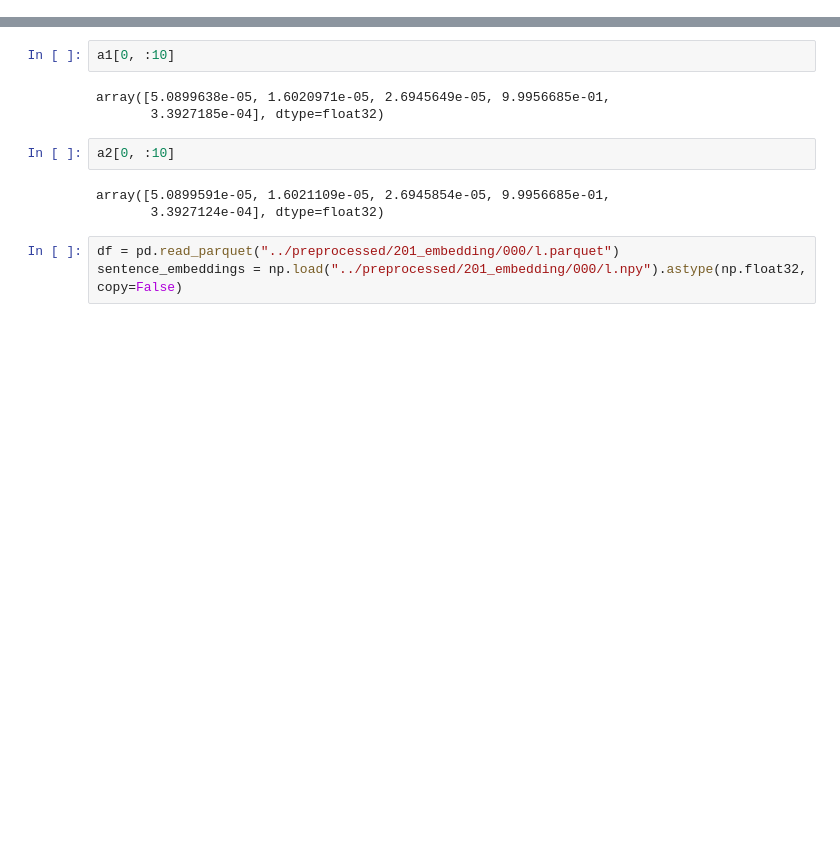
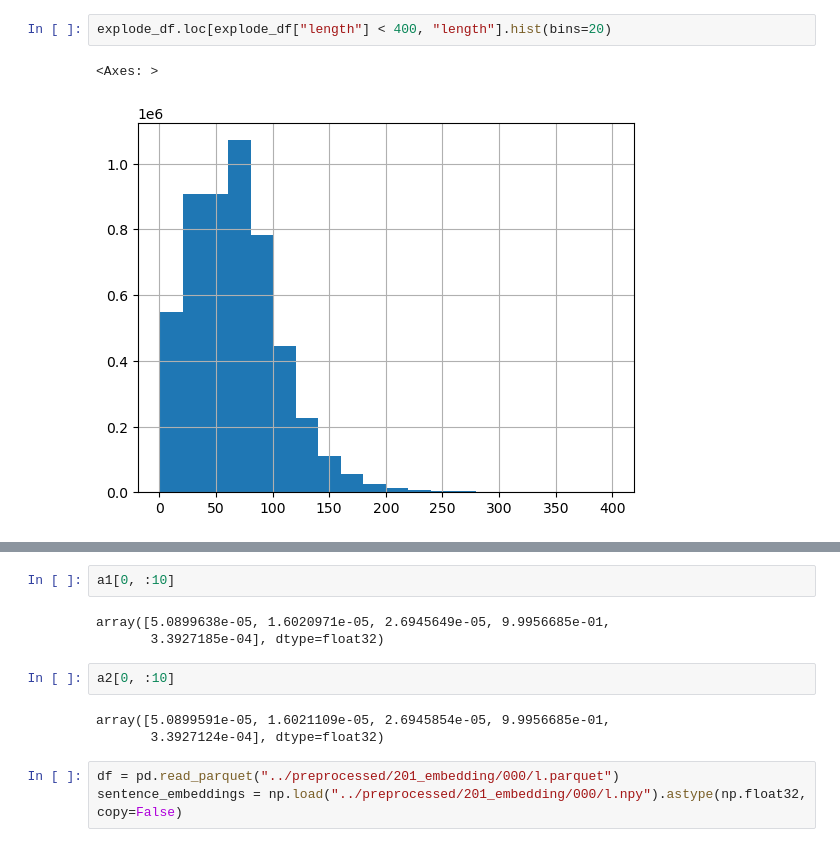
Before and after one commit to unonao/kaggle-llm-science, a Jupyter notebook: notebook/Untitled.ipynb, the cells around one changed output, grey strips where cells are left out. Saved outputs shown, nothing was run; the diff lists cells and outputs as text; blank space fills up the shorter version.

```diff
--- a/notebook/Untitled.ipynb
+++ b/notebook/Untitled.ipynb
@@ -8,0 +56,5 @@ from sentence_transformers import SentenceTransformer
+# %%
+explode_df.loc[explode_df["length"] < 400, "length"].hist(bins=20)
+# %% [output]
+<Axes: >
+[figure, added]
```
Also changed, not shown: parts of 12 cells of this notebook, 44 other files.
